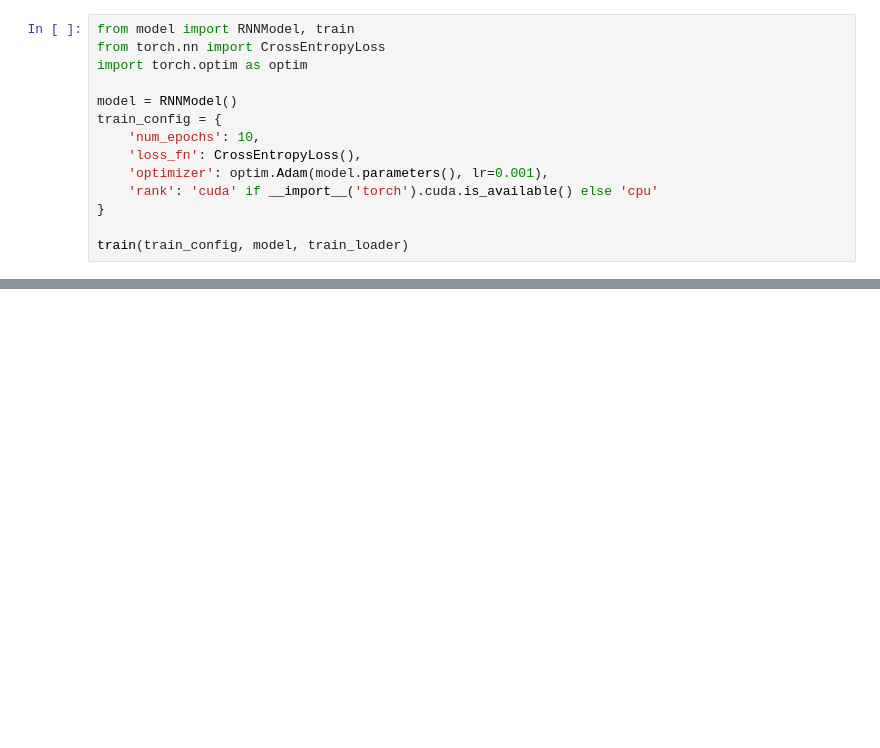
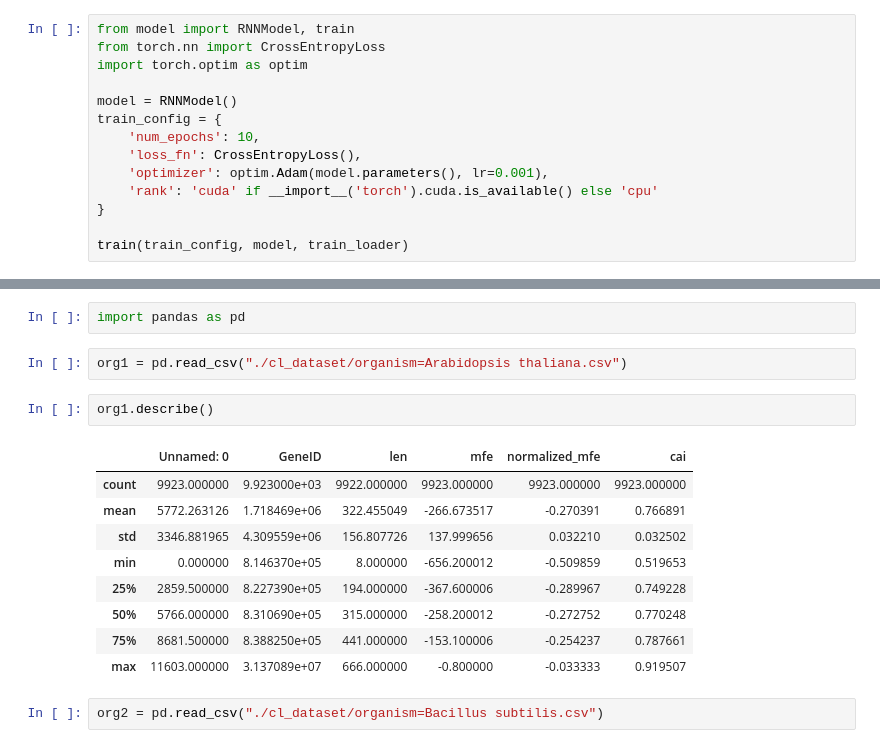
Before and after one commit to arghasree/CL_CO, a Jupyter notebook: scratch.ipynb, the cells around one changed output, grey strips where cells are left out. Cells and saved outputs as stored; diff of their text form; blank space fills up the shorter version.

```diff
--- a/scratch.ipynb
+++ b/scratch.ipynb
@@ -38,0 +83,18 @@ train(train_config, model, train_loader)
+# %%
+import pandas as pd
+# %%
+org1 = pd.read_csv("./cl_dataset/organism=Arabidopsis thaliana.csv")
+# %%
+org1.describe()
+# %% [output]
+|  | Unnamed: 0 | GeneID | len | mfe | normalized_mfe | cai |
+| count | 9923.000000 | 9.923000e+03 | 9922.000000 | 9923.000000 | 9923.000000 | 9923.000000 |
+| mean | 5772.263126 | 1.718469e+06 | 322.455049 | -266.673517 | -0.270391 | 0.766891 |
+| std | 3346.881965 | 4.309559e+06 | 156.807726 | 137.999656 | 0.032210 | 0.032502 |
+| min | 0.000000 | 8.146370e+05 | 8.000000 | -656.200012 | -0.509859 | 0.519653 |
+| 25% | 2859.500000 | 8.227390e+05 | 194.000000 | -367.600006 | -0.289967 | 0.749228 |
+| 50% | 5766.000000 | 8.310690e+05 | 315.000000 | -258.200012 | -0.272752 | 0.770248 |
+| 75% | 8681.500000 | 8.388250e+05 | 441.000000 | -153.100006 | -0.254237 | 0.787661 |
+| max | 11603.000000 | 3.137089e+07 | 666.000000 | -0.800000 | -0.033333 | 0.919507 |
+# %%
+org2 = pd.read_csv("./cl_dataset/organism=Bacillus subtilis.csv")
```
Also changed, not shown: parts of 6 cells of this notebook, 9 other files.
